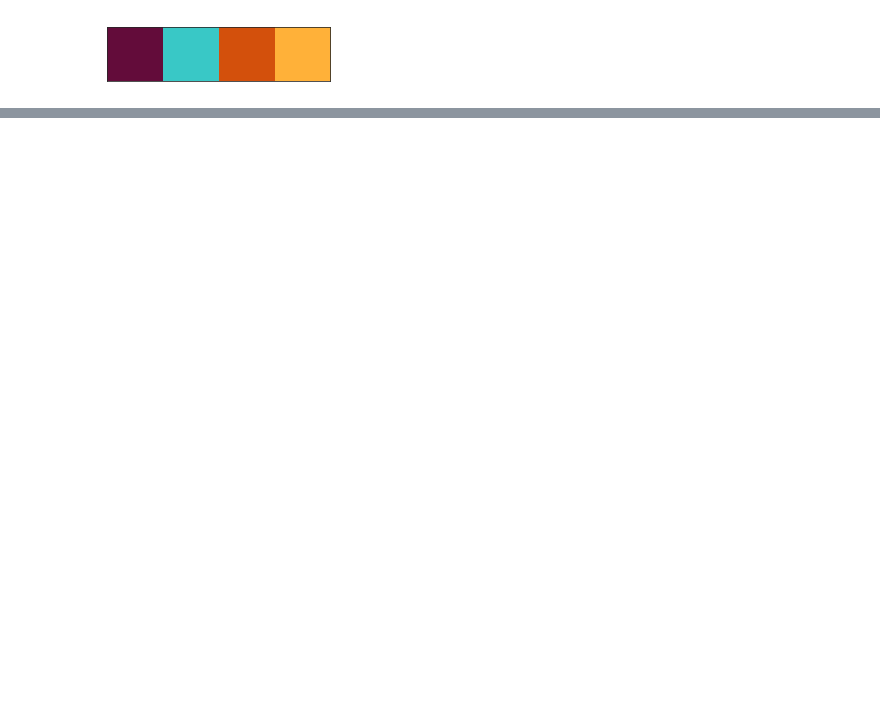
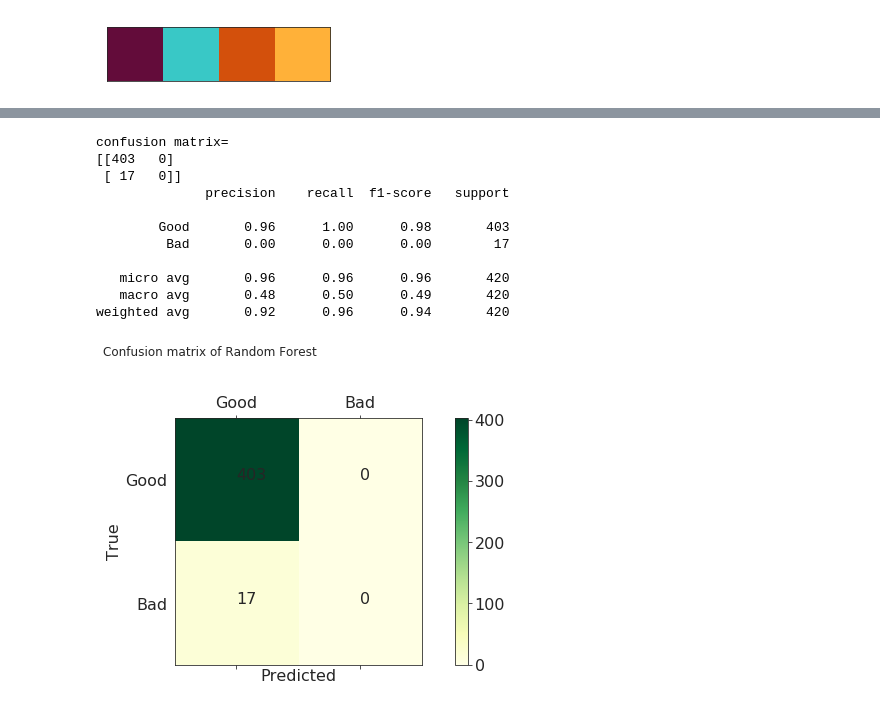
Before and after one commit to Anand191/AppliedDL, a Jupyter notebook: Isolation Forest.ipynb, the cells around one changed output, grey strips where cells are left out. Cells and saved outputs as stored; diff of their text form; code cells hidden in the pictures; blank space fills up the shorter version.

```diff
--- a/Isolation Forest.ipynb
+++ b/Isolation Forest.ipynb
@@ -111,0 +159,16 @@ sns.lmplot(data=rf_df, x='x', y='y', col='rf.pred',
+# %%
+
+conf_matrix(y_test, y_pred_rfc, 'Random Forest')
+# %% [output]
+confusion matrix=
+[[403   0]
+ [ 17   0]]
+              precision    recall  f1-score   support
+
+        Good       0.96      1.00      0.98       403
+         Bad       0.00      0.00      0.00        17
+
+   micro avg       0.96      0.96      0.96       420
+   macro avg       0.48      0.50      0.49       420
+weighted avg       0.92      0.96      0.94       420
+[figure, added]
```
Also changed, not shown: parts of 5 cells of this notebook.
